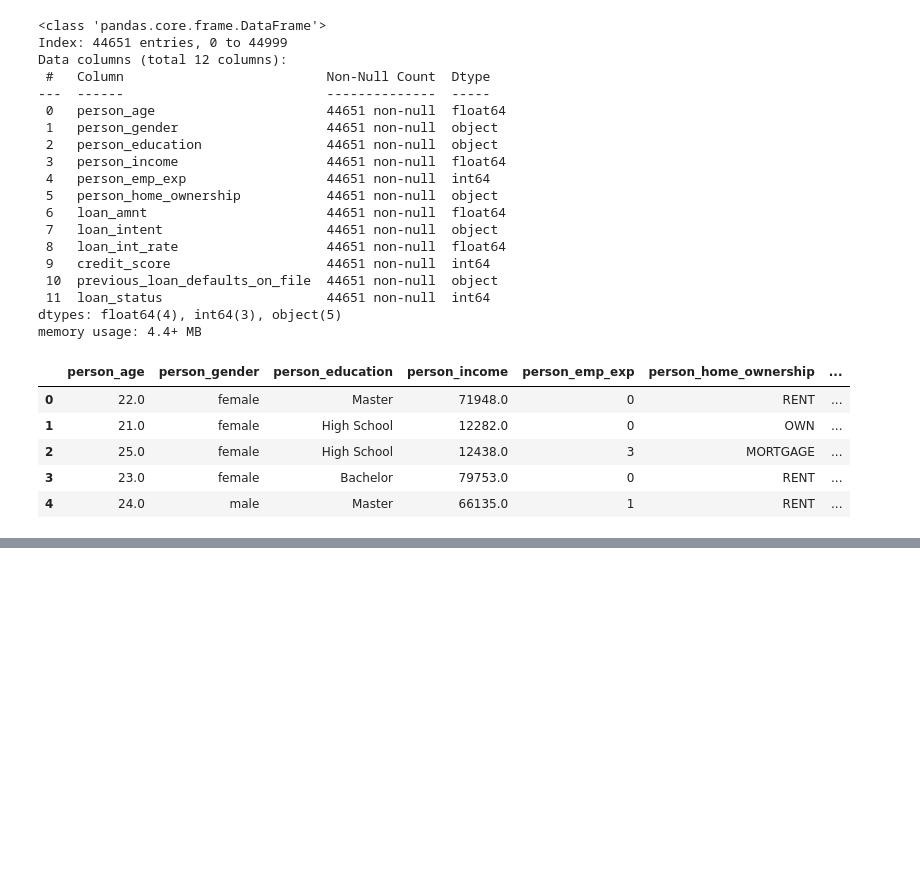
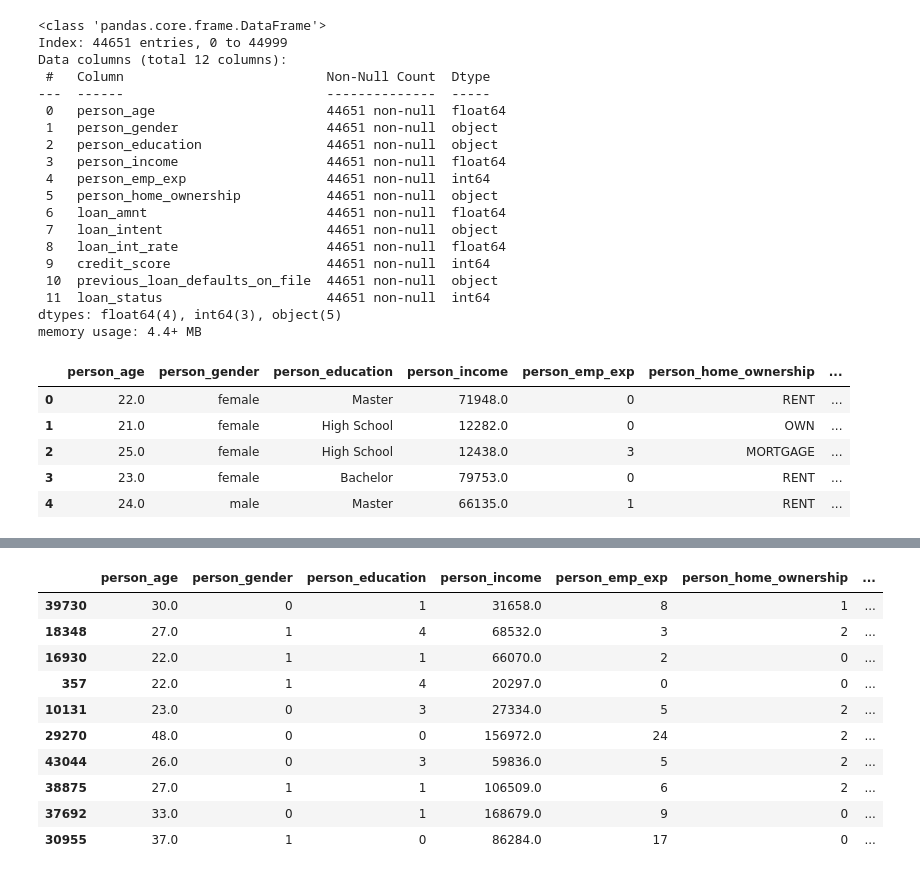
Before and after one commit to DileepSathya/first_end_to_end_ML, a Jupyter notebook: research/deom.ipynb, the cells around one changed output, grey strips where cells are left out. Saved outputs shown, nothing was run; the diff lists cells and outputs as text; code cells hidden in the pictures; blank space fills up the shorter version.

```diff
--- a/research/deom.ipynb
+++ b/research/deom.ipynb
@@ -324,0 +340,15 @@ df.head()
+# %%
+
+x_test.head(10)
+# %% [output]
+|  | person_age | person_gender | person_education | person_income | person_emp_exp | person_home_ownership | ... |
+| 39730 | 30.0 | 0 | 1 | 31658.0 | 8 | 1 | ... |
+| 18348 | 27.0 | 1 | 4 | 68532.0 | 3 | 2 | ... |
+| 16930 | 22.0 | 1 | 1 | 66070.0 | 2 | 0 | ... |
+| 357 | 22.0 | 1 | 4 | 20297.0 | 0 | 0 | ... |
+| 10131 | 23.0 | 0 | 3 | 27334.0 | 5 | 2 | ... |
+| 29270 | 48.0 | 0 | 0 | 156972.0 | 24 | 2 | ... |
+| 43044 | 26.0 | 0 | 3 | 59836.0 | 5 | 2 | ... |
+| 38875 | 27.0 | 1 | 1 | 106509.0 | 6 | 2 | ... |
+| 37692 | 33.0 | 0 | 1 | 168679.0 | 9 | 0 | ... |
+| 30955 | 37.0 | 1 | 0 | 86284.0 | 17 | 0 | ... |
```
Also changed, not shown: parts of 25 cells of this notebook, 10 other files.
